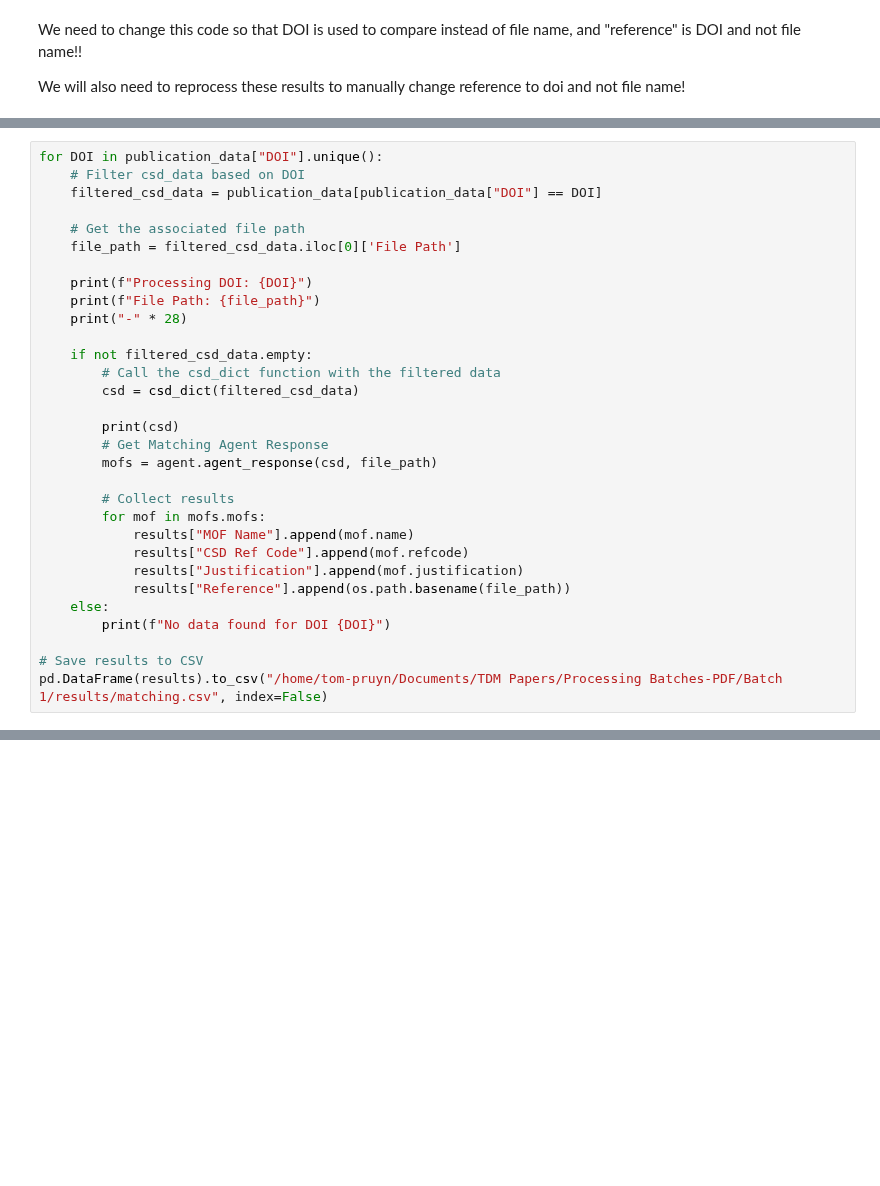
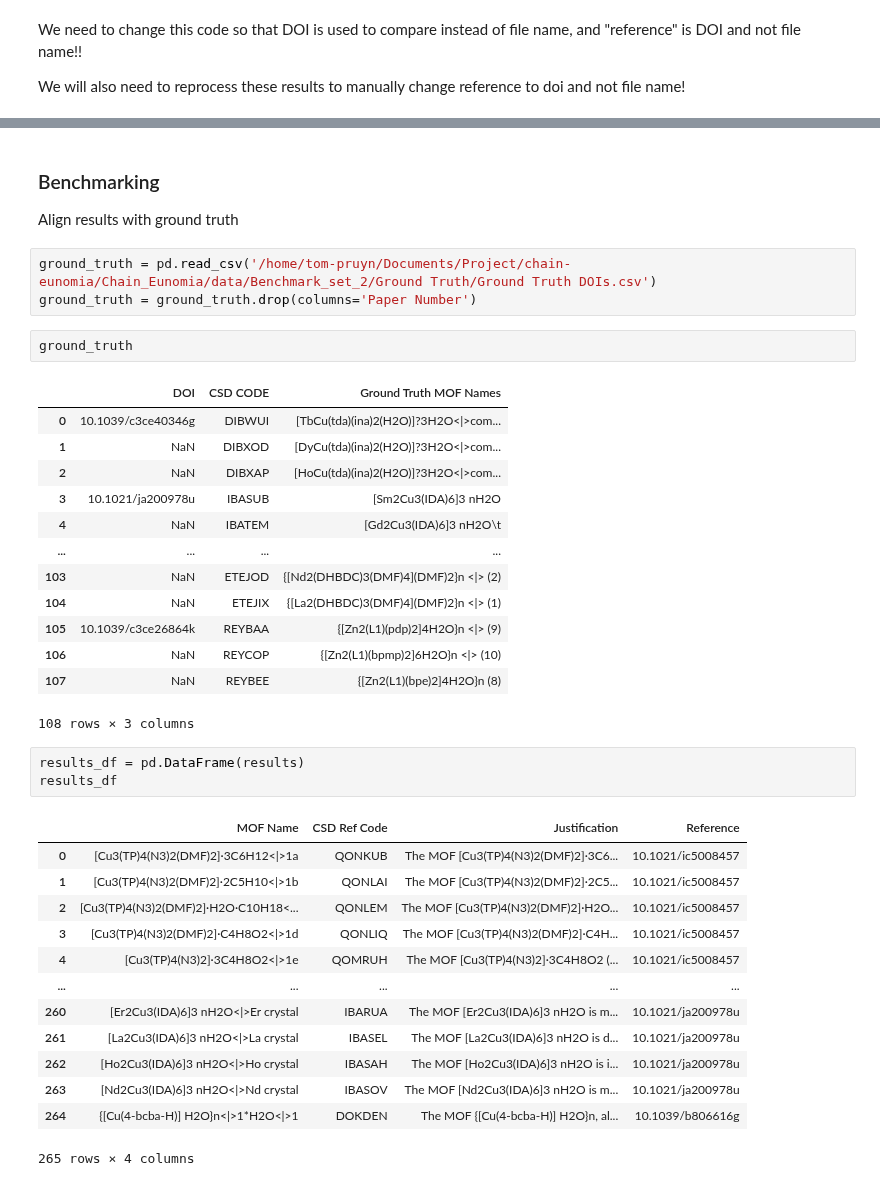
Before and after one commit to AI4ChemS/MOF_ChemUnity, a Jupyter notebook: ChemUnity_Matching.ipynb, the cells around one changed output, grey strips where cells are left out. Cells and saved outputs as stored; diff of their text form; blank space fills up the shorter version.

```diff
--- a/ChemUnity_Matching.ipynb
+++ b/ChemUnity_Matching.ipynb
@@ -175,31 +165,0 @@ results_file
-# %%
-for DOI in publication_data["DOI"].unique():
-    # Filter csd_data based on DOI
-    filtered_csd_data = publication_data[publication_data["DOI"] == DOI]
-
-    # Get the associated file path
-    file_path = filtered_csd_data.iloc[0]['File Path']
-
-    print(f"Processing DOI: {DOI}")
-    print(f"File Path: {file_path}")
-    print("-" * 28)
-
-    if not filtered_csd_data.empty:
-        # Call the csd_dict function with the filtered data
-        csd = csd_dict(filtered_csd_data)
-
-        print(csd)
-        # Get Matching Agent Response
-        mofs = agent.agent_response(csd, file_path)
-
-        # Collect results
-        for mof in mofs.mofs:
-            results["MOF Name"].append(mof.name)
-            results["CSD Ref Code"].append(mof.refcode)
-            results["Justification"].append(mof.justification)
-            results["Reference"].append(os.path.basename(file_path))
-    else:
-        print(f"No data found for DOI {DOI}")
-
-# Save results to CSV
-pd.DataFrame(results).to_csv("/home/tom-pruyn/Documents/TDM Papers/Processing Batches-PDF/Batch 1/results/matching.csv", index=False)
@@ -224,0 +166,39 @@ KeyboardInterrupt:
+# %% [markdown]
+### Benchmarking
+Align results with ground truth
+# %%
+ground_truth = pd.read_csv('/home/tom-pruyn/Documents/Project/chain-eunomia/Chain_Eunomia/data/Benchmark_set_2/Ground Truth/Ground Truth DOIs.csv')
+ground_truth = ground_truth.drop(columns='Paper Number')
+# %%
+ground_truth
+# %% [output]
+|  | DOI | CSD CODE | Ground Truth MOF Names |
+| 0 | 10.1039/c3ce40346g | DIBWUI | [TbCu(tda)(ina)2(H2O)]?3H2O<|>com... |
+| 1 | NaN | DIBXOD | [DyCu(tda)(ina)2(H2O)]?3H2O<|>com... |
+| 2 | NaN | DIBXAP | [HoCu(tda)(ina)2(H2O)]?3H2O<|>com... |
+| 3 | 10.1021/ja200978u | IBASUB | [Sm2Cu3(IDA)6]3 nH2O |
+| 4 | NaN | IBATEM | [Gd2Cu3(IDA)6]3 nH2O\t |
+| ... | ... | ... | ... |
+| 103 | NaN | ETEJOD | {[Nd2(DHBDC)3(DMF)4](DMF)2}n <|> (2) |
+| 104 | NaN | ETEJIX | {[La2(DHBDC)3(DMF)4](DMF)2}n <|> (1) |
+| 105 | 10.1039/c3ce26864k | REYBAA | {[Zn2(L1)(pdp)2]4H2O}n <|> (9) |
+| 106 | NaN | REYCOP | {[Zn2(L1)(bpmp)2]6H2O}n <|> (10) |
+| 107 | NaN | REYBEE | {[Zn2(L1)(bpe)2]4H2O}n (8) |
+108 rows × 3 columns
+# %%
+results_df = pd.DataFrame(results)
+results_df
+# %% [output]
+|  | MOF Name | CSD Ref Code | Justification | Reference |
+| 0 | [Cu3(TP)4(N3)2(DMF)2]·3C6H12<|>1a | QONKUB | The MOF [Cu3(TP)4(N3)2(DMF)2]·3C6... | 10.1021/ic5008457 |
+| 1 | [Cu3(TP)4(N3)2(DMF)2]·2C5H10<|>1b | QONLAI | The MOF [Cu3(TP)4(N3)2(DMF)2]·2C5... | 10.1021/ic5008457 |
+| 2 | [Cu3(TP)4(N3)2(DMF)2]·H2O·C10H18<... | QONLEM | The MOF [Cu3(TP)4(N3)2(DMF)2]·H2O... | 10.1021/ic5008457 |
+| 3 | [Cu3(TP)4(N3)2(DMF)2]·C4H8O2<|>1d | QONLIQ | The MOF [Cu3(TP)4(N3)2(DMF)2]·C4H... | 10.1021/ic5008457 |
+| 4 | [Cu3(TP)4(N3)2]·3C4H8O2<|>1e | QOMRUH | The MOF [Cu3(TP)4(N3)2]·3C4H8O2 (... | 10.1021/ic5008457 |
+| ... | ... | ... | ... | ... |
+| 260 | [Er2Cu3(IDA)6]3 nH2O<|>Er crystal | IBARUA | The MOF [Er2Cu3(IDA)6]3 nH2O is m... | 10.1021/ja200978u |
+| 261 | [La2Cu3(IDA)6]3 nH2O<|>La crystal | IBASEL | The MOF [La2Cu3(IDA)6]3 nH2O is d... | 10.1021/ja200978u |
+| 262 | [Ho2Cu3(IDA)6]3 nH2O<|>Ho crystal | IBASAH | The MOF [Ho2Cu3(IDA)6]3 nH2O is i... | 10.1021/ja200978u |
+| 263 | [Nd2Cu3(IDA)6]3 nH2O<|>Nd crystal | IBASOV | The MOF [Nd2Cu3(IDA)6]3 nH2O is m... | 10.1021/ja200978u |
+| 264 | {[Cu(4-bcba-H)] H2O}n<|>1*H2O<|>1 | DOKDEN | The MOF {[Cu(4-bcba-H)] H2O}n, al... | 10.1039/b806616g |
+265 rows × 4 columns
```
Also changed, not shown: parts of 10 cells of this notebook, 3 other files.
